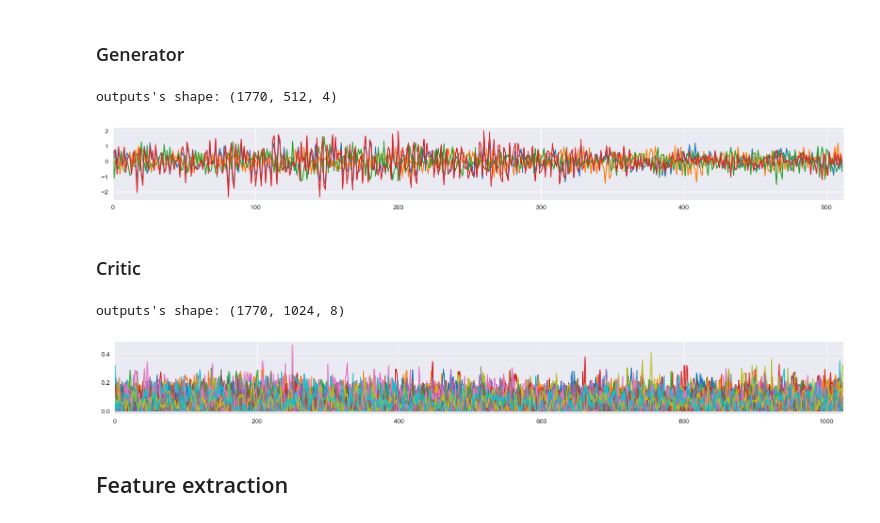
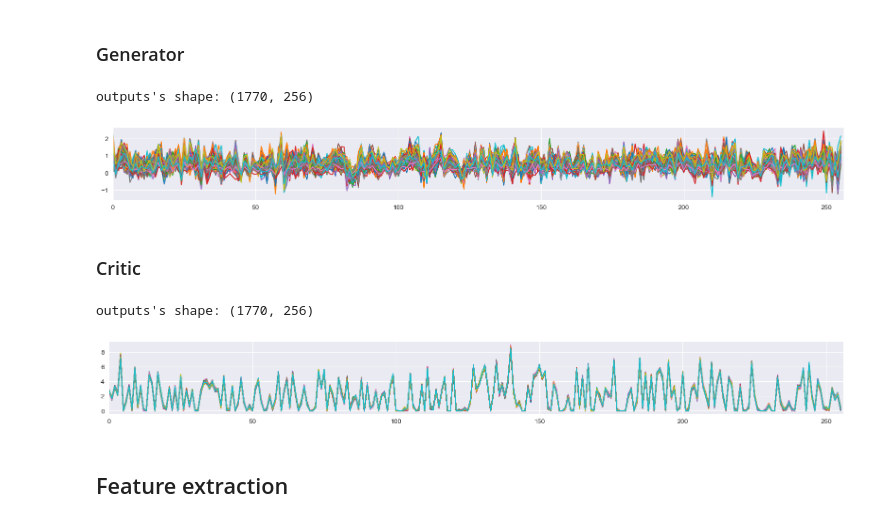
Before and after one commit to Yeganehfrh/EEGModalNet, a Jupyter notebook: notebooks/Debug.ipynb, the cells around one changed output. Drawn from its saved outputs; the diff is of its cells as text; code cells hidden in the pictures.

```diff
--- a/notebooks/Debug.ipynb
+++ b/notebooks/Debug.ipynb
@@ -201,7 +191,7 @@ import numpy as np
 from pathlib import Path
 data_path = 'data/LEMON_data/EEG_Preprocessed/'
 
-channels = ['O2', 'O1']
+channels = ['O1']
 processed = False
 filtering = True
 time_dim = 1024
@@ -281,9 +271,11 @@ Name: sub-010024, dtype: object
 # %%
 # 2. MODEL and Plot generated data by the model before training
 latent_dim = 64
-wgan_gp = WGAN_GP(time_dim=time_dim, feature_dim=2, latent_dim=latent_dim, n_subjects=n_subject, use_sublayer_generator=True,
+wgan_gp = WGAN_GP(time_dim=time_dim, feature_dim=1, latent_dim=latent_dim, n_subjects=n_subject, use_sublayer_generator=True,
                   use_sublayer_critic=False)
 x_gen = wgan_gp.generator(keras.random.normal((len(x), latent_dim), mean=x.mean(), stddev=x.std()), torch.tensor(sub).to('mps')).cpu().detach()
-plot_overlap(x_gen[:, :, 1].unsqueeze(-1), n_seg=10, start_from=20)
-# wgan_gp.generator.summary()
+plot_overlap(x_gen, n_seg=10, start_from=20)
+plot_psd(x_gen, fmin=1, fmax=200, n_fft=512, label='generated', show=False)
+plot_psd(x, fmin=1, fmax=200, n_fft=512, label='real', show=True)
+plt.show()
 # %% [output]
@@ -302,12 +289,12 @@ step_loss_history = StepLossHistory()
 
 # 3. TRAINING
 wgan_gp.compile(d_optimizer=keras.optimizers.Adam(0.0001, beta_1=0.5, beta_2=0.9),
-                g_optimizer=keras.optimizers.Adam(0.0001, beta_1=0.5, beta_2=0.9),
-                gradient_penalty_weight=5.0)
+                g_optimizer=keras.optimizers.Adam(0.001, beta_1=0.5, beta_2=0.9),
+                gradient_penalty_weight=1.0)
 
 # early stopping callback
 early_stopping = keras.callbacks.EarlyStopping(monitor='g_loss', mode='min', patience=500)
 # %%
 # training
-history = wgan_gp.fit(data, epochs=20, batch_size=64, callbacks=[step_loss_history, early_stopping], shuffle=True)
+history = wgan_gp.fit(data, epochs=100, batch_size=64, callbacks=[step_loss_history, early_stopping], shuffle=True)
 # %% [output]
@@ -392,25 +379,25 @@ def plot_neurons_act(features, across_batch=False, from_to=(20, 40), batch=0, xl
     plt.show()
 # %%
 generator = wgan_gp.generator
-out = keras.Model(generator.model.layers[0].input, generator.model.layers[-10].output)
-features = out(keras.random.normal((len(x), latent_dim), mean=x.mean(), stddev=x.std()))
-features = generator.sub_layer(features, torch.tensor(sub).to('mps')).cpu().detach().numpy()
+out = keras.Model(generator.model.layers[0].input, generator.model.layers[2].output)
+features = out(keras.random.normal((len(x), latent_dim), mean=x.mean(), stddev=x.std())).cpu().detach().numpy()
+# features = generator.sub_layer(features, torch.tensor(sub).to('mps')).cpu().detach().numpy()
 print(f"outputs's shape: {features.shape}")
-plot_neurons_act(features, across_batch=False, from_to=(0, 100), xlim=features.shape[1])
+plot_neurons_act(features, across_batch=True, from_to=(0, 100), xlim=features.shape[1])
 # %% [output]
-outputs's shape: (1770, 512, 4)
+outputs's shape: (1770, 256)
-[figure, old version]
+[figure, new version]
 # %% [markdown]
 ### Critic
 # %%
 critic = wgan_gp.critic
-model = keras.Model(inputs=critic.model.layers[0].input, outputs=critic.model.layers[0].output)
+model = keras.Model(inputs=critic.model.layers[0].input, outputs=critic.model.layers[-4].output)
 features = model(x.float()).cpu().detach().numpy()
 print(f"outputs's shape: {features.shape}")
 plot_neurons_act(features, across_batch=True, from_to=(0, 100), xlim=features.shape[1])
 # %% [output]
-outputs's shape: (1770, 1024, 8)
+outputs's shape: (1770, 256)
-[figure, old version]
+[figure, new version]
 # %% [markdown]
 ## Feature extraction
 # %%
```
Also changed, not shown: parts of 16 cells of this notebook, 1 other file.
